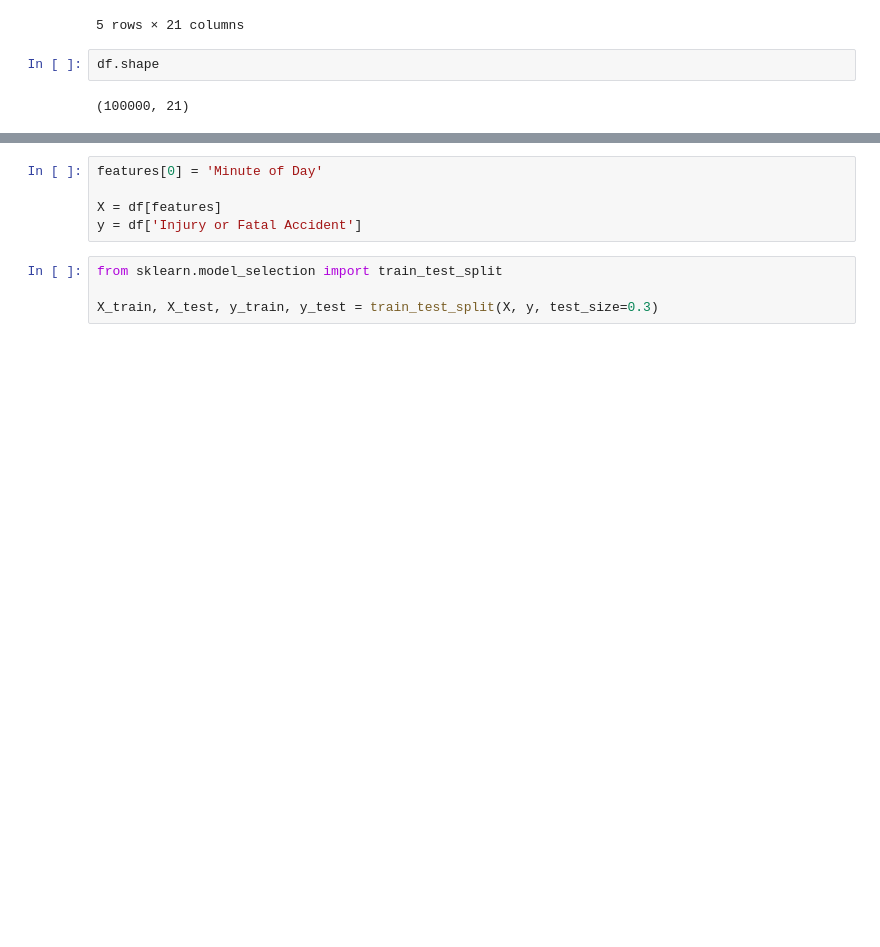
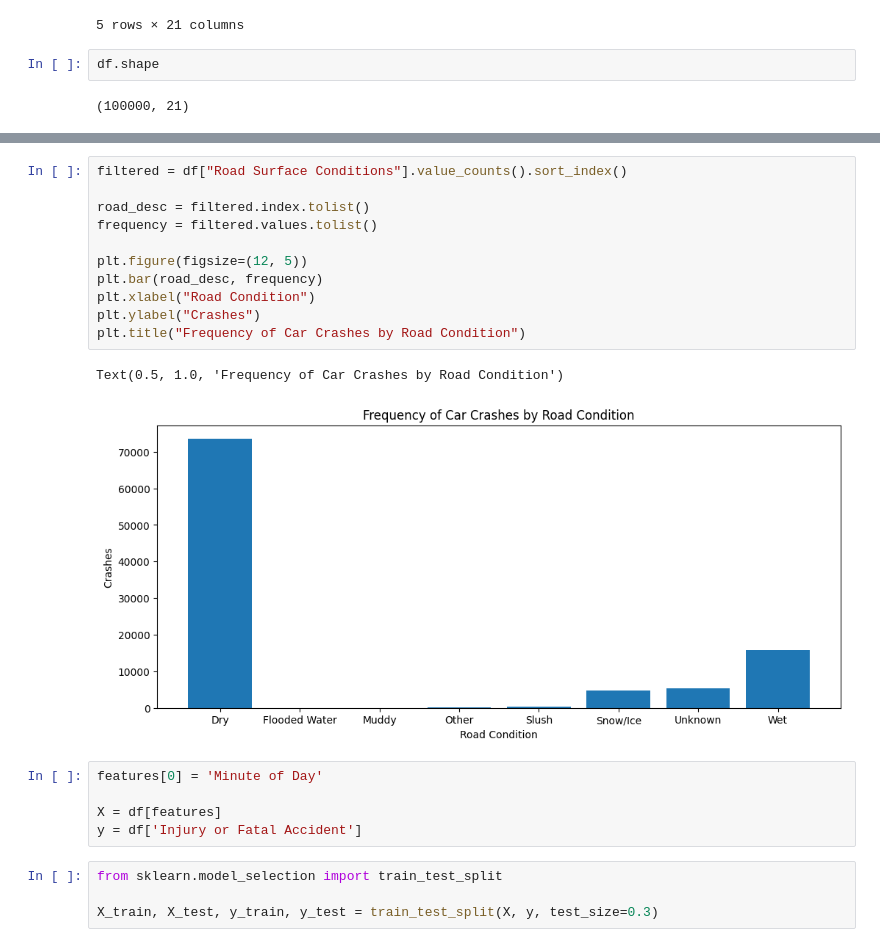
Before and after one commit to Azmine29/MachineLearningProject-, a Jupyter notebook: crashes.ipynb, the cells around one changed output, grey strips where cells are left out. Drawn from its saved outputs; the diff is of its cells as text; blank space fills up the shorter version.

```diff
--- a/crashes.ipynb
+++ b/crashes.ipynb
@@ -43,3 +86,17 @@ df.shape
+# %%
+filtered = df["Road Surface Conditions"].value_counts().sort_index()
+
+road_desc = filtered.index.tolist()
+frequency = filtered.values.tolist()
+
+plt.figure(figsize=(12, 5))
+plt.bar(road_desc, frequency)
+plt.xlabel("Road Condition")
+plt.ylabel("Crashes")
+plt.title("Frequency of Car Crashes by Road Condition")
+# %% [output]
+Text(0.5, 1.0, 'Frequency of Car Crashes by Road Condition')
+[figure, added]
 # %%
 features[0] = 'Minute of Day'
 
```
Also changed, not shown: parts of 8 cells of this notebook, 1 other file.
